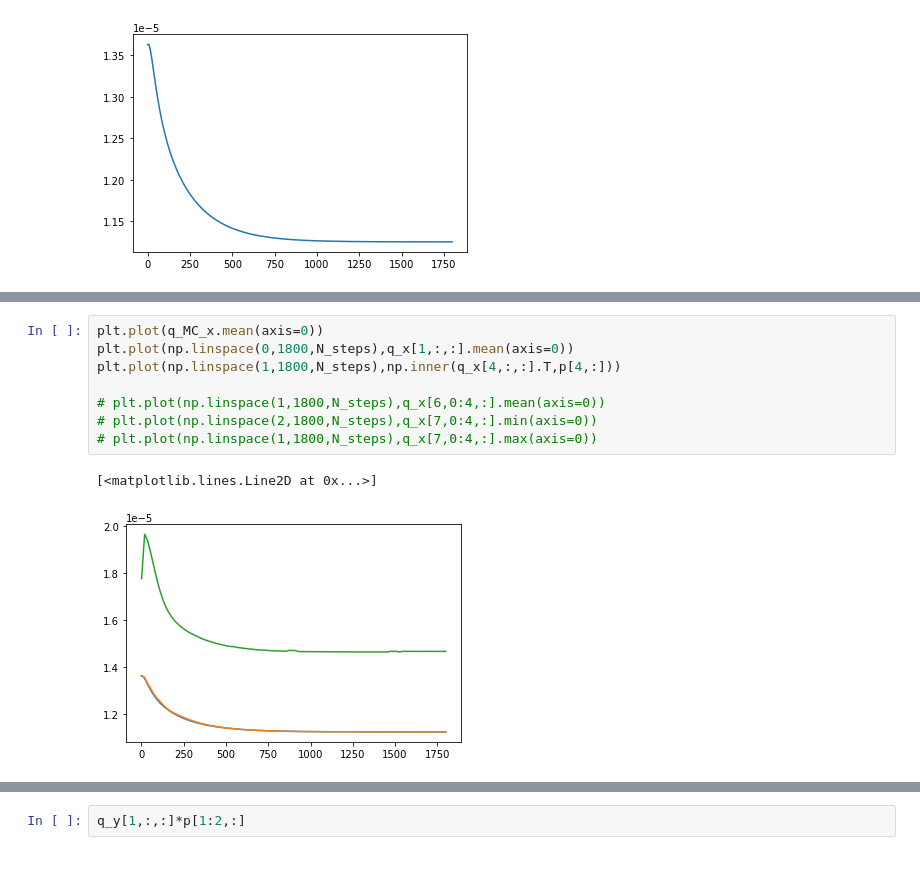
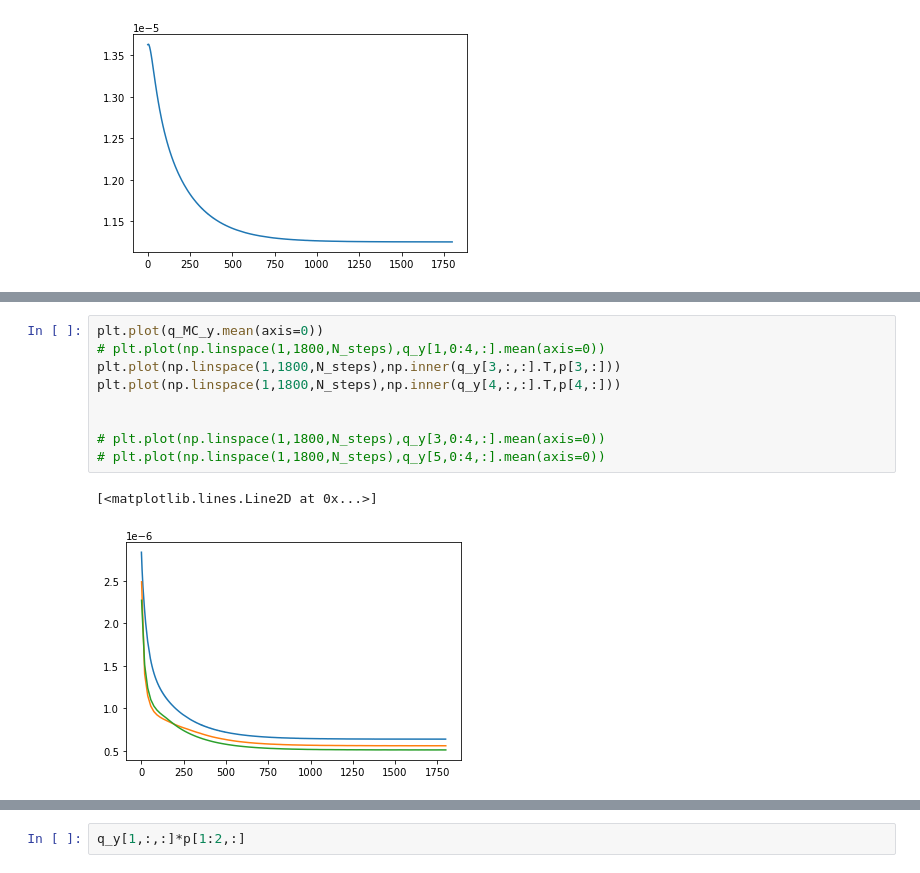
Before and after one commit to dbelivanis/Information-Theory-2, a Jupyter notebook: Optimization/check.ipynb, the cells around one changed output, grey strips where cells are left out. Cells and saved outputs as stored; diff of their text form.

```diff
--- a/Optimization/check.ipynb
+++ b/Optimization/check.ipynb
@@ -126,11 +145,12 @@ plt.plot(q_MC_x.mean(axis=0))
 # %%
-plt.plot(q_MC_x.mean(axis=0))
-plt.plot(np.linspace(0,1800,N_steps),q_x[1,:,:].mean(axis=0))
-plt.plot(np.linspace(1,1800,N_steps),np.inner(q_x[4,:,:].T,p[4,:]))
+plt.plot(q_MC_y.mean(axis=0))
+# plt.plot(np.linspace(1,1800,N_steps),q_y[1,0:4,:].mean(axis=0))
+plt.plot(np.linspace(1,1800,N_steps),np.inner(q_y[3,:,:].T,p[3,:]))
+plt.plot(np.linspace(1,1800,N_steps),np.inner(q_y[4,:,:].T,p[4,:]))
 
-# plt.plot(np.linspace(1,1800,N_steps),q_x[6,0:4,:].mean(axis=0))
-# plt.plot(np.linspace(2,1800,N_steps),q_x[7,0:4,:].min(axis=0))
-# plt.plot(np.linspace(1,1800,N_steps),q_x[7,0:4,:].max(axis=0))
+
+# plt.plot(np.linspace(1,1800,N_steps),q_y[3,0:4,:].mean(axis=0))
+# plt.plot(np.linspace(1,1800,N_steps),q_y[5,0:4,:].mean(axis=0))
 # %% [output]
 [<matplotlib.lines.Line2D at 0x...>]
-[figure, old version]
+[figure, new version]
```
Also changed, not shown: parts of 3 cells of this notebook, 1 other file.
